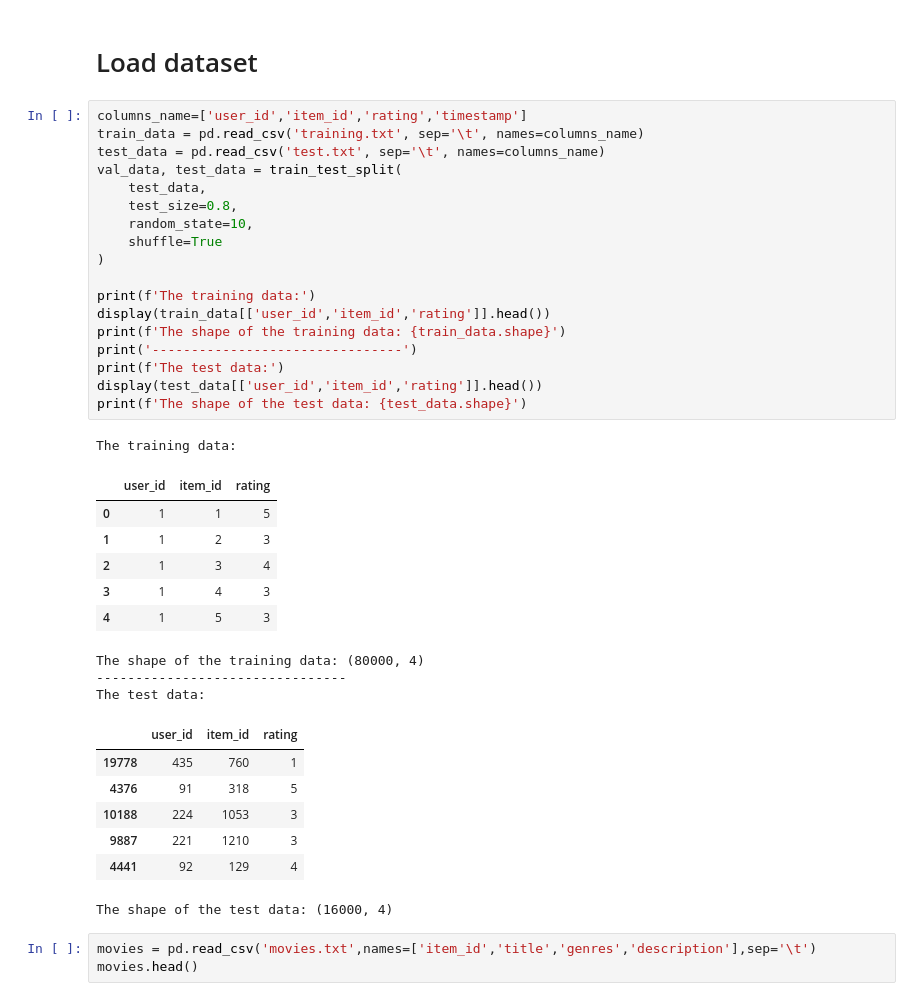
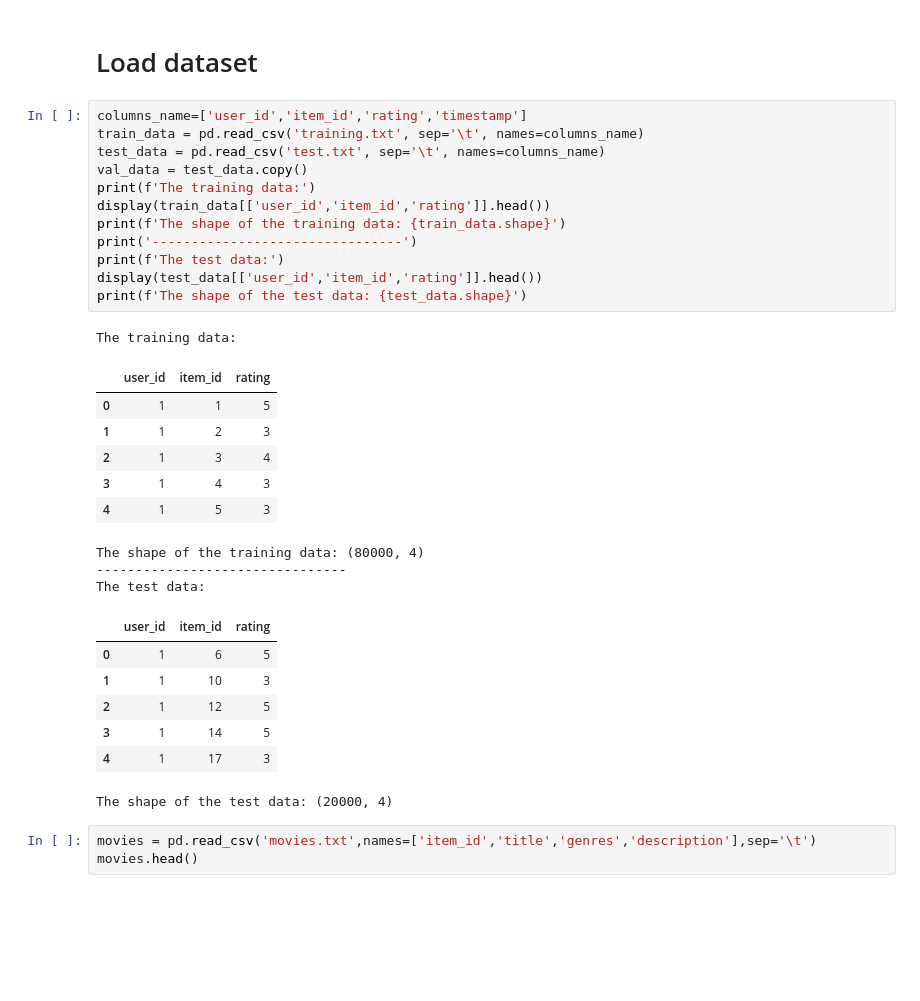
Before and after one commit to Stevelet/RecSysProject, a Jupyter notebook: src/codes.ipynb, the cells around one changed output. Cells and saved outputs as stored; diff of their text form; blank space fills up the shorter version.

```diff
--- a/src/codes.ipynb
+++ b/src/codes.ipynb
@@ -99,39 +115,33 @@ Libraries imported successfully!
 # %%
 columns_name=['user_id','item_id','rating','timestamp']
 train_data = pd.read_csv('training.txt', sep='\t', names=columns_name)
 test_data = pd.read_csv('test.txt', sep='\t', names=columns_name)
-val_data, test_data = train_test_split(
-    test_data,
-    test_size=0.8,
-    random_state=10,
-    shuffle=True
-)
-
+val_data = test_data.copy()
 print(f'The training data:')
 display(train_data[['user_id','item_id','rating']].head())
 print(f'The shape of the training data: {train_data.shape}')
 print('--------------------------------')
 print(f'The test data:')
 display(test_data[['user_id','item_id','rating']].head())
 print(f'The shape of the test data: {test_data.shape}')
 # %% [output]
 The training data:
 |  | user_id | item_id | rating |
 | 0 | 1 | 1 | 5 |
 | 1 | 1 | 2 | 3 |
 | 2 | 1 | 3 | 4 |
 | 3 | 1 | 4 | 3 |
 | 4 | 1 | 5 | 3 |
 The shape of the training data: (80000, 4)
 --------------------------------
 The test data:
 |  | user_id | item_id | rating |
-| 19778 | 435 | 760 | 1 |
-| 4376 | 91 | 318 | 5 |
-| 10188 | 224 | 1053 | 3 |
-| 9887 | 221 | 1210 | 3 |
-| 4441 | 92 | 129 | 4 |
+| 0 | 1 | 6 | 5 |
+| 1 | 1 | 10 | 3 |
+| 2 | 1 | 12 | 5 |
+| 3 | 1 | 14 | 5 |
+| 4 | 1 | 17 | 3 |
-The shape of the test data: (16000, 4)
+The shape of the test data: (20000, 4)
 # %%
 movies = pd.read_csv('movies.txt',names=['item_id','title','genres','description'],sep='\t')
 movies.head()
```
Also changed, not shown: parts of 45 cells of this notebook.
